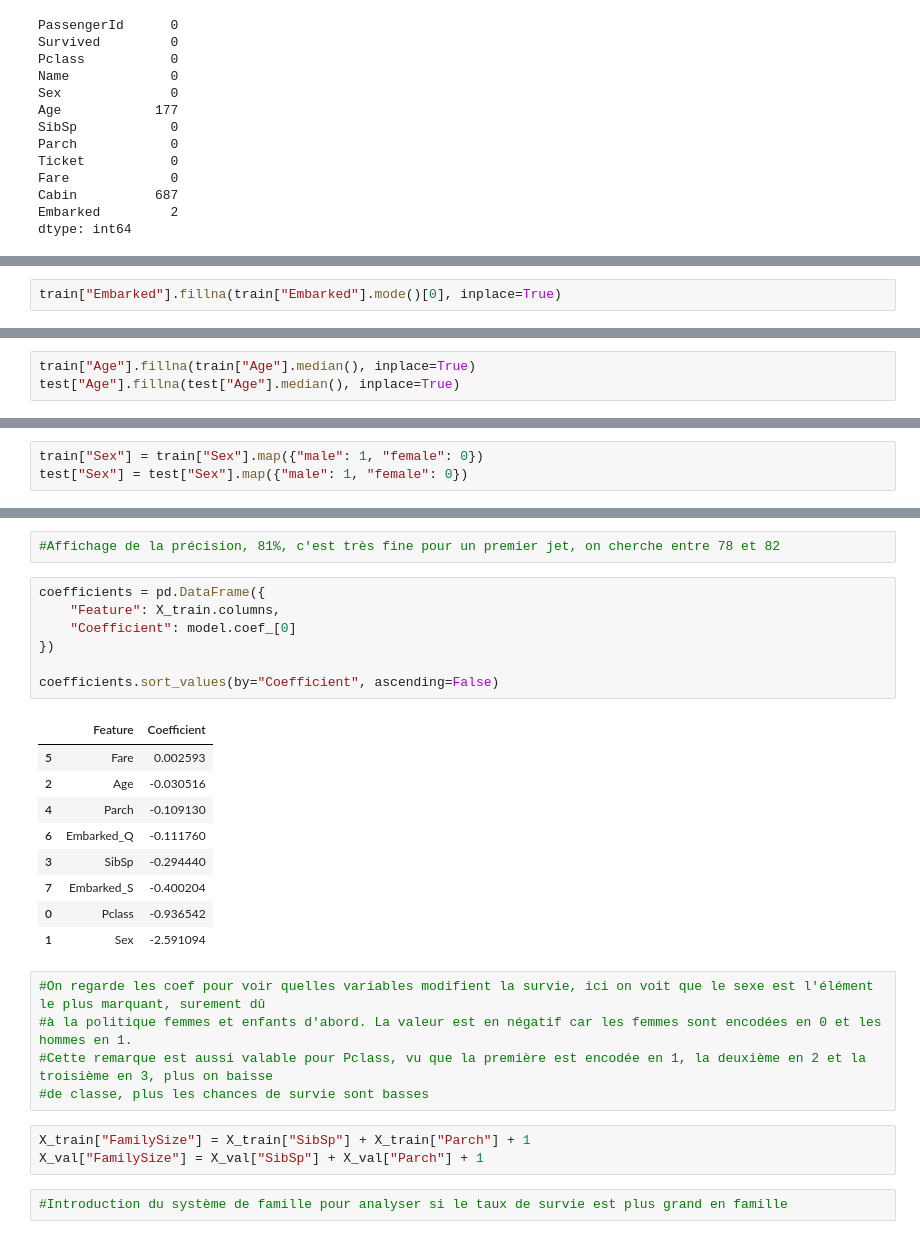
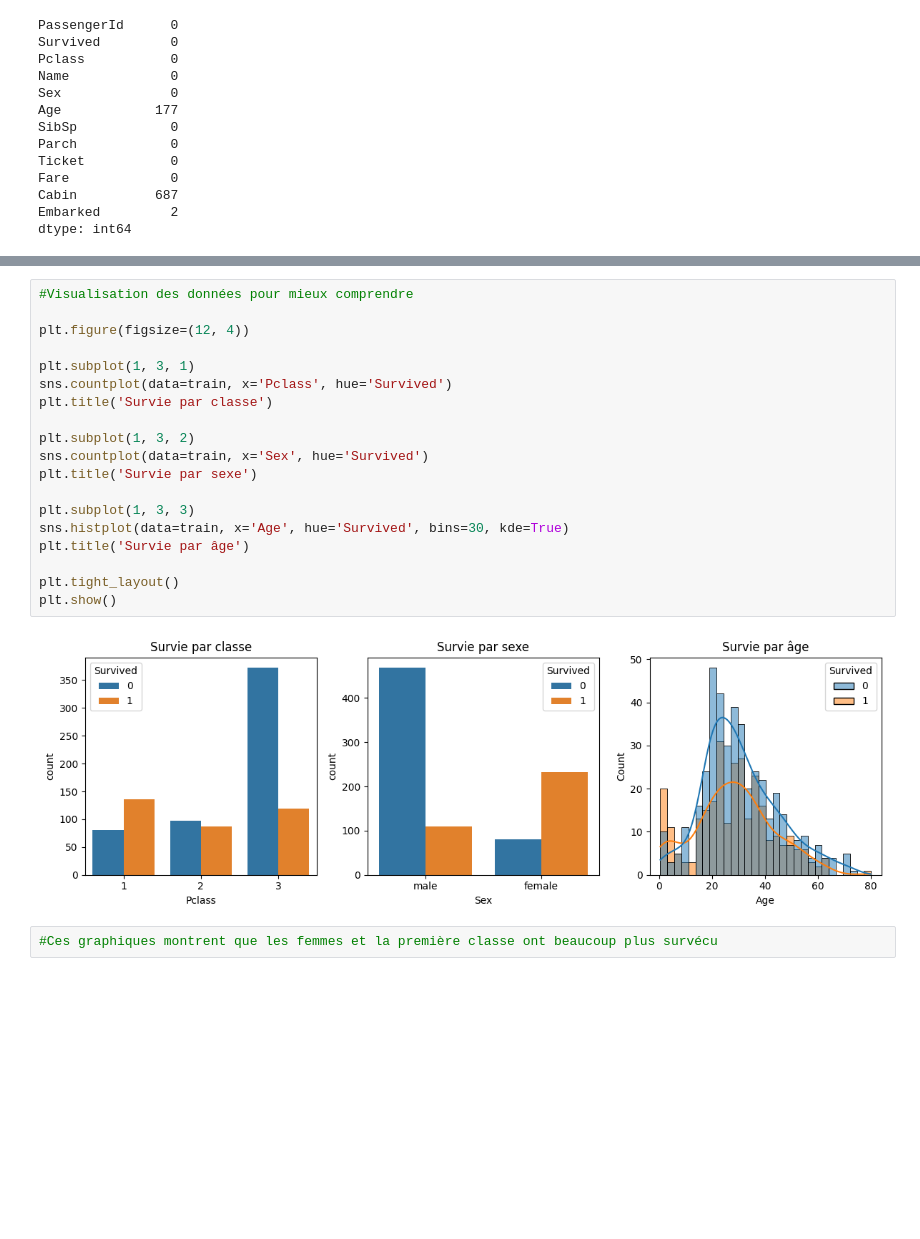
Before and after one commit to KurtGilmant/TitanicKaggle, a Jupyter notebook: Titanic_Project.ipynb, the cells around one changed output, grey strips where cells are left out. Drawn from its saved outputs; the diff is of its cells as text; blank space fills up the shorter version.

```diff
--- a/Titanic_Project.ipynb
+++ b/Titanic_Project.ipynb
@@ -103,2 +71,0 @@ Index(['PassengerId', 'Survived', 'Pclass', 'Name', 'Sex', 'Age', 'SibSp',
-# %%
-train["Embarked"].fillna(train["Embarked"].mode()[0], inplace=True)
@@ -125,3 +71,0 @@ Name: Embarked, Length: 891, dtype: str
-# %%
-train["Age"].fillna(train["Age"].median(), inplace=True)
-test["Age"].fillna(test["Age"].median(), inplace=True)
@@ -196,3 +71,0 @@ dtype: int64
-# %%
-train["Sex"] = train["Sex"].map({"male": 1, "female": 0})
-test["Sex"] = test["Sex"].map({"male": 1, "female": 0})
@@ -275,29 +72,23 @@ Accuracy: 0.8100558659217877
-# %%
-#Affichage de la précision, 81%, c'est très fine pour un premier jet, on cherche entre 78 et 82
-# %%
-coefficients = pd.DataFrame({
-    "Feature": X_train.columns,
-    "Coefficient": model.coef_[0]
-})
-
-coefficients.sort_values(by="Coefficient", ascending=False)
-# %% [output]
-|  | Feature | Coefficient |
-| 5 | Fare | 0.002593 |
-| 2 | Age | -0.030516 |
-| 4 | Parch | -0.109130 |
-| 6 | Embarked_Q | -0.111760 |
-| 3 | SibSp | -0.294440 |
-| 7 | Embarked_S | -0.400204 |
-| 0 | Pclass | -0.936542 |
-| 1 | Sex | -2.591094 |
-# %%
-#On regarde les coef pour voir quelles variables modifient la survie, ici on voit que le sexe est l'élément le plus marquant, surement dû
-#à la politique femmes et enfants d'abord. La valeur est en négatif car les femmes sont encodées en 0 et les hommes en 1.
-#Cette remarque est aussi valable pour Pclass, vu que la première est encodée en 1, la deuxième en 2 et la troisième en 3, plus on baisse
-#de classe, plus les chances de survie sont basses
-# %%
-X_train["FamilySize"] = X_train["SibSp"] + X_train["Parch"] + 1
-X_val["FamilySize"] = X_val["SibSp"] + X_val["Parch"] + 1
-# %%
-#Introduction du système de famille pour analyser si le taux de survie est plus grand en famille
+# %%
+#Visualisation des données pour mieux comprendre
+
+plt.figure(figsize=(12, 4))
+
+plt.subplot(1, 3, 1)
+sns.countplot(data=train, x='Pclass', hue='Survived')
+plt.title('Survie par classe')
+
+plt.subplot(1, 3, 2)
+sns.countplot(data=train, x='Sex', hue='Survived')
+plt.title('Survie par sexe')
+
+plt.subplot(1, 3, 3)
+sns.histplot(data=train, x='Age', hue='Survived', bins=30, kde=True)
+plt.title('Survie par âge')
+
+plt.tight_layout()
+plt.show()
+# %% [output]
+[figure, added]
+# %%
+#Ces graphiques montrent que les femmes et la première classe ont beaucoup plus survécu
```
Also changed, not shown: parts of 56 cells of this notebook, 2 other files.
